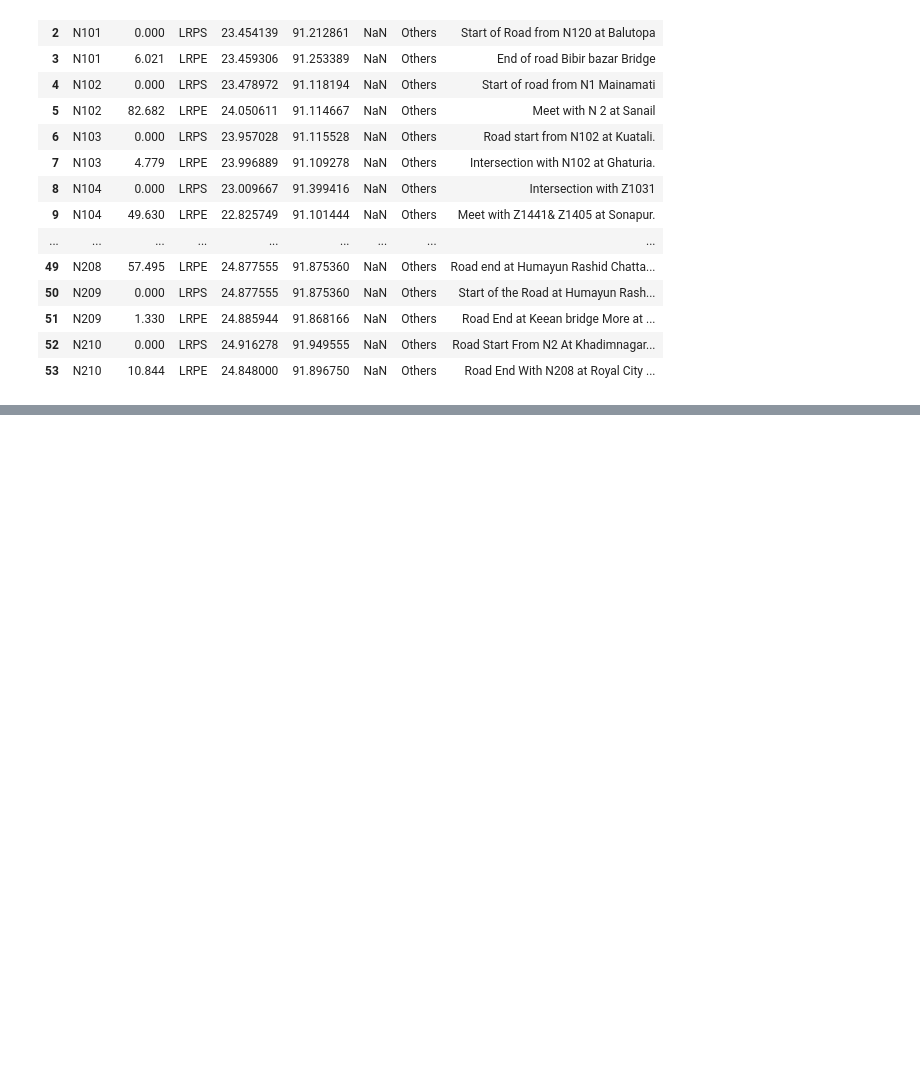
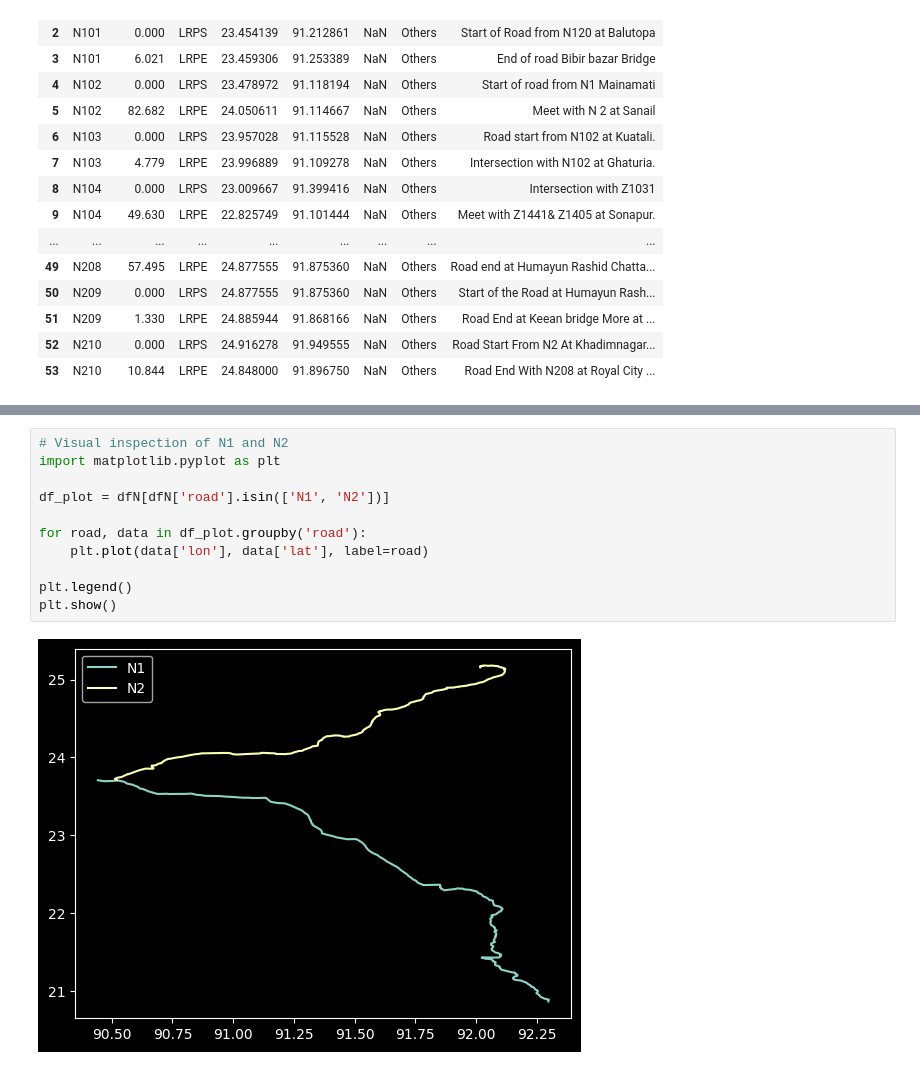
Before and after one commit to nielsvdd42/EPA133A-Advanced-Simulation-Group-1, a Jupyter notebook: EPA133a-G01-A3/data_version1.ipynb, the cells around one changed output, grey strips where cells are left out. Saved outputs shown, nothing was run; the diff lists cells and outputs as text; blank space fills up the shorter version.

Commit message:
Data prep avond sessie

```diff
--- a/EPA133a-G01-A3/data_version1.ipynb
+++ b/EPA133a-G01-A3/data_version1.ipynb
@@ -125,0 +100,13 @@ memory usage: 126.3+ KB
+# %%
+# Visual inspection of N1 and N2
+import matplotlib.pyplot as plt
+
+df_plot = dfN[dfN['road'].isin(['N1', 'N2'])]
+
+for road, data in df_plot.groupby('road'):
+    plt.plot(data['lon'], data['lat'], label=road)
+
+plt.legend()
+plt.show()
+# %% [output]
+[figure, added]
```
Also changed, not shown: parts of 22 cells of this notebook.
